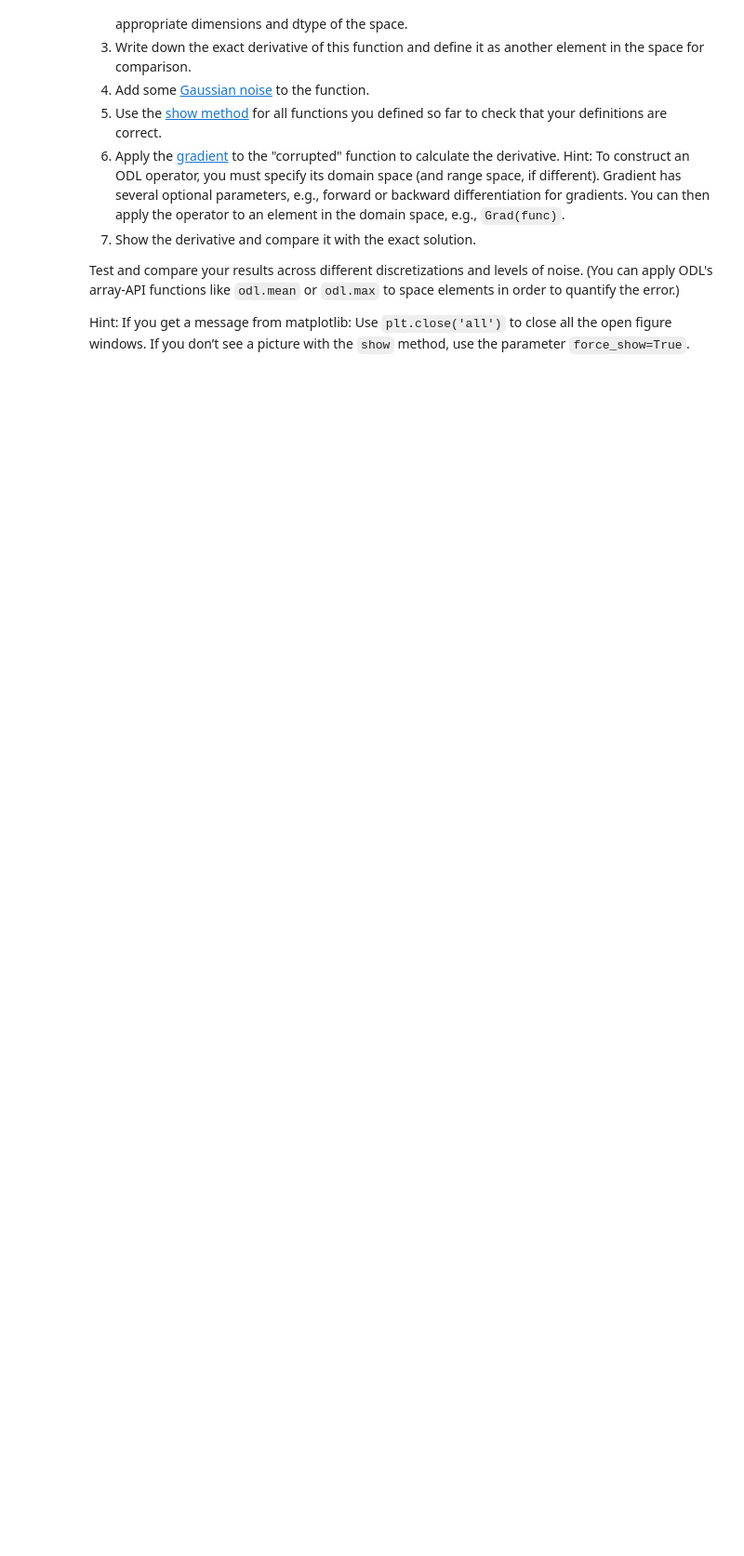
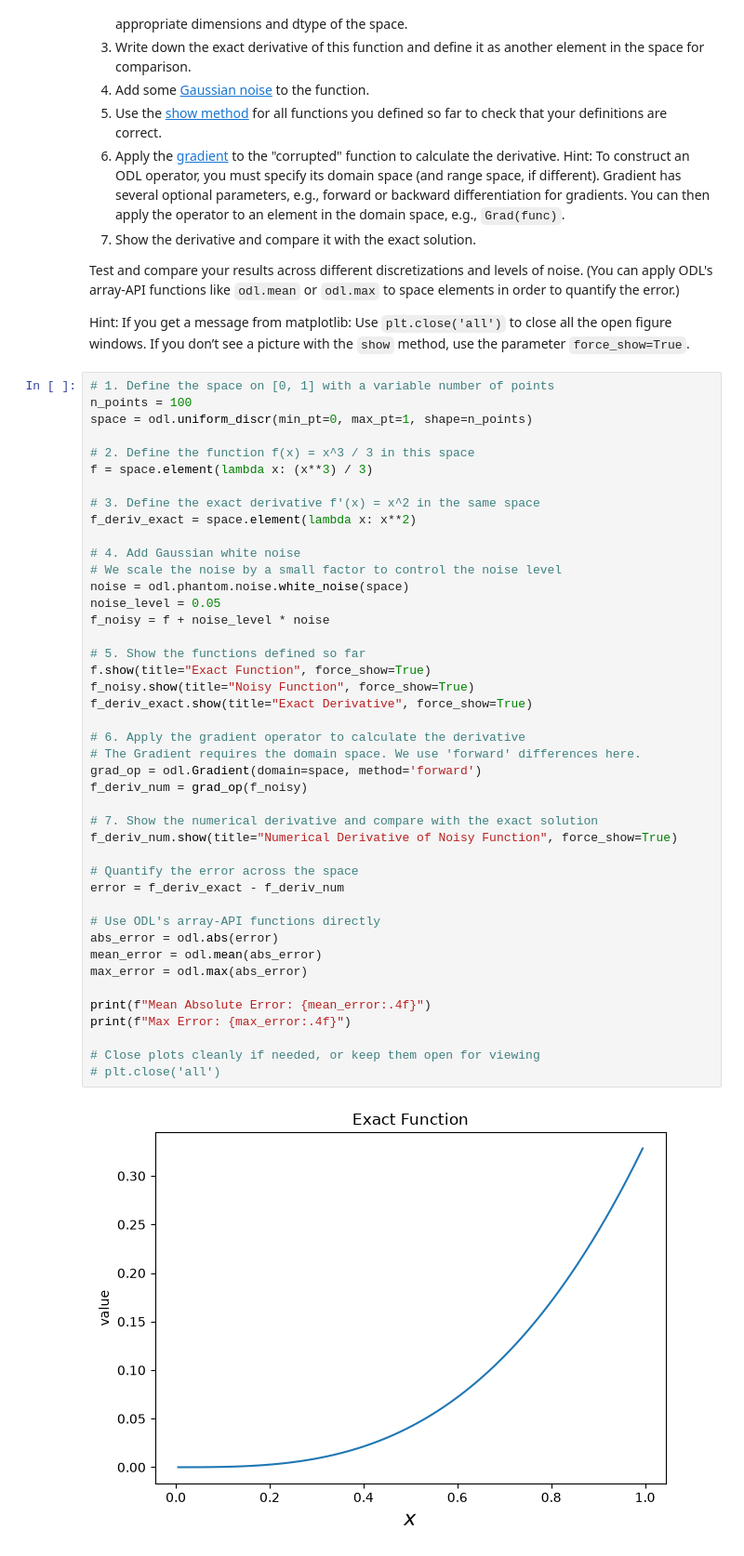
Before and after one commit to lepamacka/SF2529_HT26, a Jupyter notebook: labs/Lab1.ipynb, the cells around one changed output. Shown at 93% size. Drawn from its saved outputs; the diff is of its cells as text; blank space fills up the shorter version.

Commit message:
Implement solutions for Labs 1, 2, and 3

```diff
--- a/labs/Lab1.ipynb
+++ b/labs/Lab1.ipynb
@@ -21,3 +21,48 @@ In the sequel, you should do the following:
 Test and compare your results across different discretizations and levels of noise. (You can apply ODL's array-API functions like ``odl.mean`` or ``odl.max`` to space elements in order to quantify the error.)
 
 Hint: If you get a message from matplotlib: Use ``plt.close('all')`` to close all the open figure windows. If you don’t see a picture with the ``show`` method, use the parameter ``force_show=True``.
+# %%
+# 1. Define the space on [0, 1] with a variable number of points
+n_points = 100
+space = odl.uniform_discr(min_pt=0, max_pt=1, shape=n_points)
+
+# 2. Define the function f(x) = x^3 / 3 in this space
+f = space.element(lambda x: (x**3) / 3)
+
+# 3. Define the exact derivative f'(x) = x^2 in the same space
+f_deriv_exact = space.element(lambda x: x**2)
+
+# 4. Add Gaussian white noise
+# We scale the noise by a small factor to control the noise level
+noise = odl.phantom.noise.white_noise(space)
+noise_level = 0.05
+f_noisy = f + noise_level * noise
+
+# 5. Show the functions defined so far
+f.show(title="Exact Function", force_show=True)
+f_noisy.show(title="Noisy Function", force_show=True)
+f_deriv_exact.show(title="Exact Derivative", force_show=True)
+
+# 6. Apply the gradient operator to calculate the derivative
+# The Gradient requires the domain space. We use 'forward' differences here.
+grad_op = odl.Gradient(domain=space, method='forward')
+f_deriv_num = grad_op(f_noisy)
+
+# 7. Show the numerical derivative and compare with the exact solution
+f_deriv_num.show(title="Numerical Derivative of Noisy Function", force_show=True)
+
+# Quantify the error across the space
+error = f_deriv_exact - f_deriv_num
+
+# Use ODL's array-API functions directly
+abs_error = odl.abs(error)
+mean_error = odl.mean(abs_error)
+max_error = odl.max(abs_error)
+
+print(f"Mean Absolute Error: {mean_error:.4f}")
+print(f"Max Error: {max_error:.4f}")
+
+# Close plots cleanly if needed, or keep them open for viewing
+# plt.close('all')
+# %% [output]
+[figure, added]
```
Also changed, not shown: parts of 1 cell of this notebook, 3 other files.
